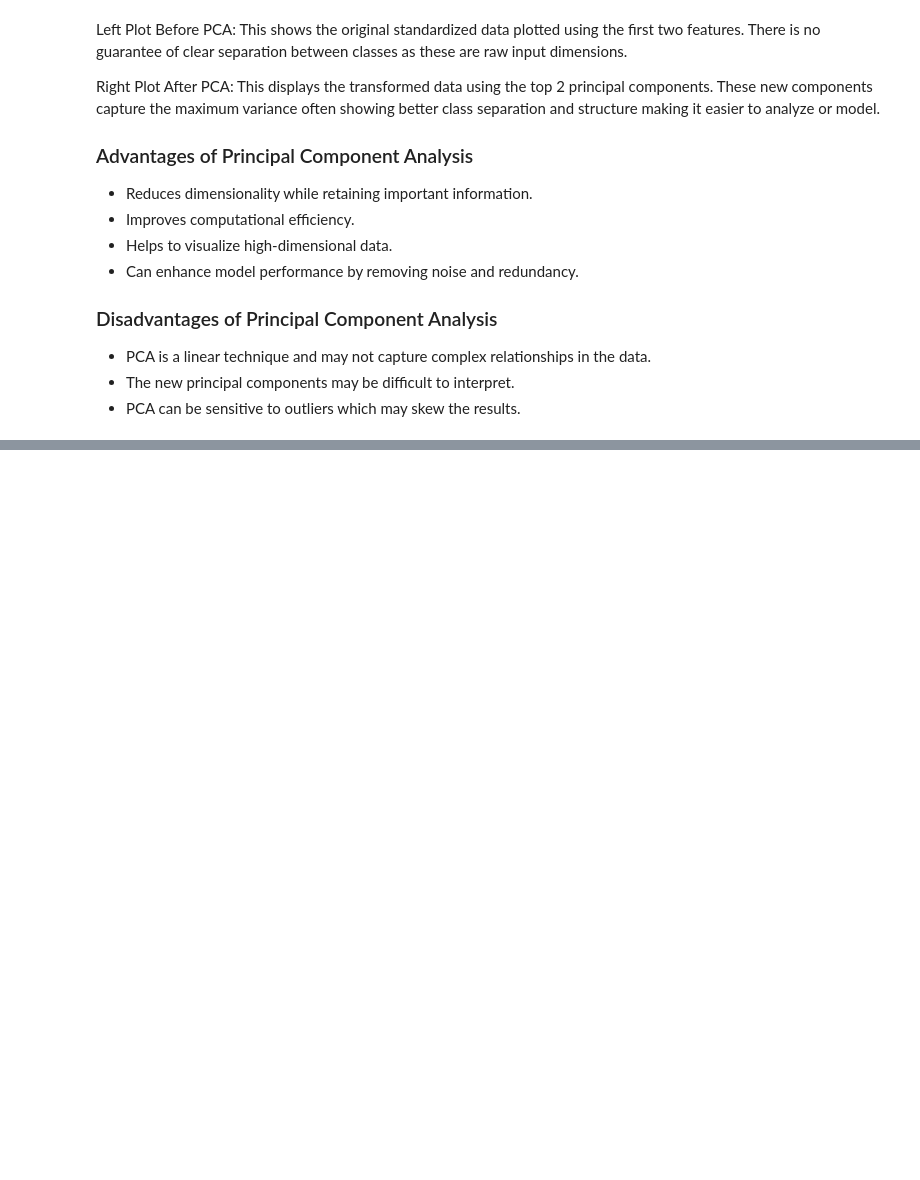
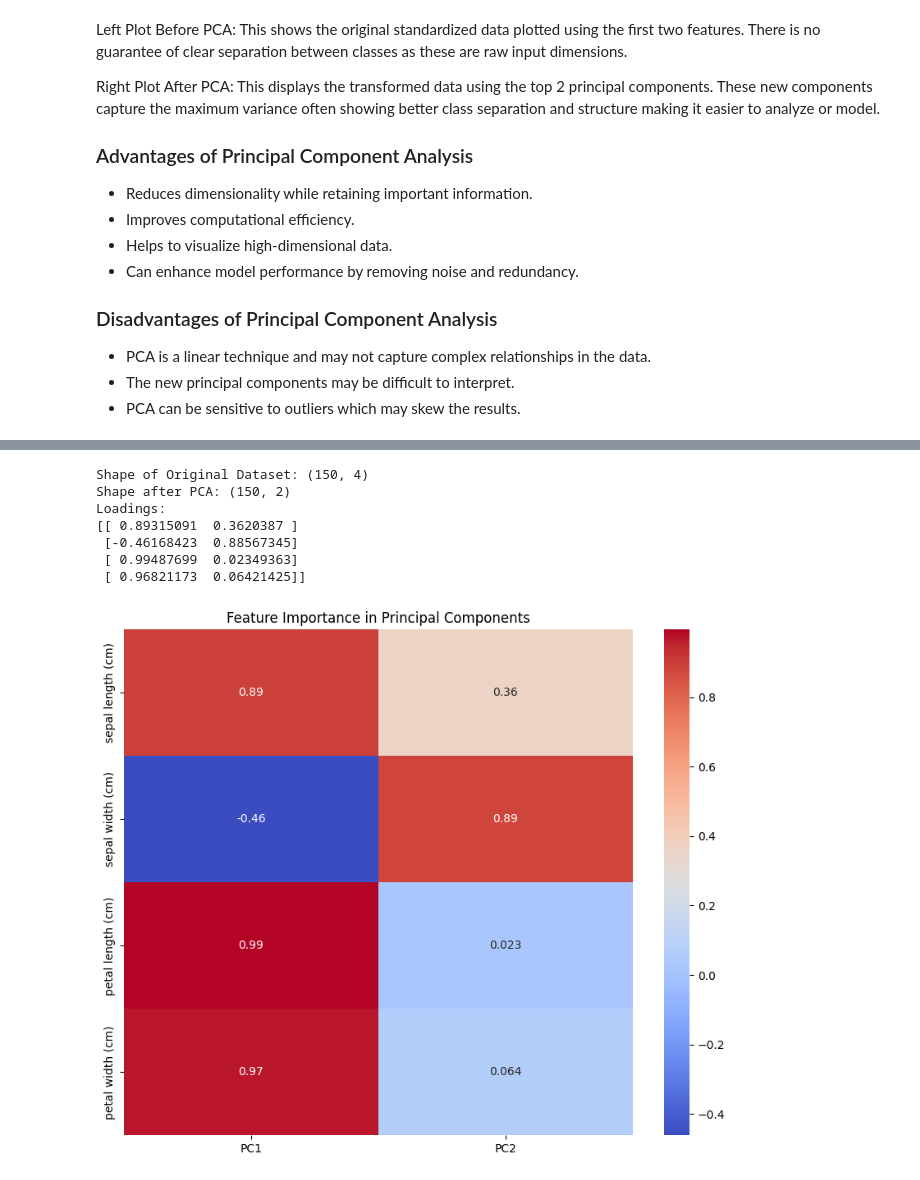
Before and after one commit to itsluckysharma01/Applied-Python-for-AI-ML-DL, a Jupyter notebook: I01_Dimensionality_Reduction.ipynb, the cells around one changed output, grey strips where cells are left out. Saved outputs shown, nothing was run; the diff lists cells and outputs as text; code cells hidden in the pictures; blank space fills up the shorter version.

```diff
--- a/I01_Dimensionality_Reduction.ipynb
+++ b/I01_Dimensionality_Reduction.ipynb
@@ -203,0 +212,50 @@ Right Plot After PCA: This displays the transformed data using the top 2 princip
+# %%
+# Data Preprocessing and PCA
+
+import numpy as np
+import pandas as pd
+from sklearn.decomposition import PCA
+from sklearn.preprocessing import StandardScaler
+from sklearn.datasets import load_iris
+import matplotlib.pyplot as plt
+import seaborn as sns
+
+iris = load_iris()
+X = iris.data
+y = iris.target
+feature_names = iris.feature_names
+
+scaler = StandardScaler()
+X_scaled = scaler.fit_transform(X)
+
+# Applying PCA
+
+from sklearn.decomposition import PCA
+
+pca = PCA(n_components=2)
+X_pca = pca.fit_transform(X_scaled)
+
+print("Shape of Original Dataset:", X_scaled.shape)
+print("Shape after PCA:", X_pca.shape)
+
+#: Calculating and Visualizing Feature Loadings
+
+loadings = pca.components_.T * np.sqrt(pca.explained_variance_)
+print("Loadings:")
+print(loadings)
+
+import matplotlib.pyplot as plt
+
+plt.figure(figsize=(10, 8))
+sns.heatmap(loadings, annot=True, cmap='coolwarm', xticklabels=['PC1', 'PC2'], yticklabels=feature_names)
+plt.title('Feature Importance in Principal Components')
+plt.show()
+# %% [output]
+Shape of Original Dataset: (150, 4)
+Shape after PCA: (150, 2)
+Loadings:
+[[ 0.89315091  0.3620387 ]
+ [-0.46168423  0.88567345]
+ [ 0.99487699  0.02349363]
+ [ 0.96821173  0.06421425]]
+[figure, added]
```
Also changed, not shown: parts of 5 cells of this notebook.
